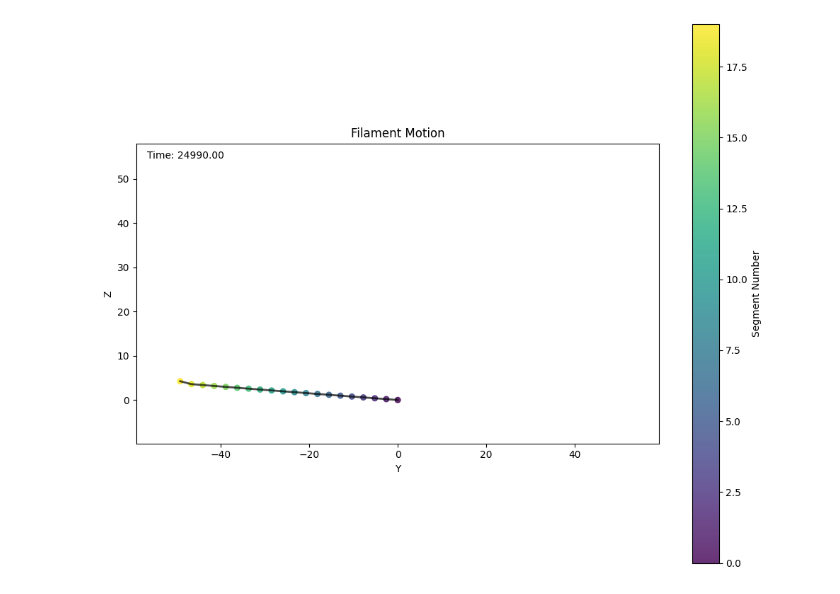
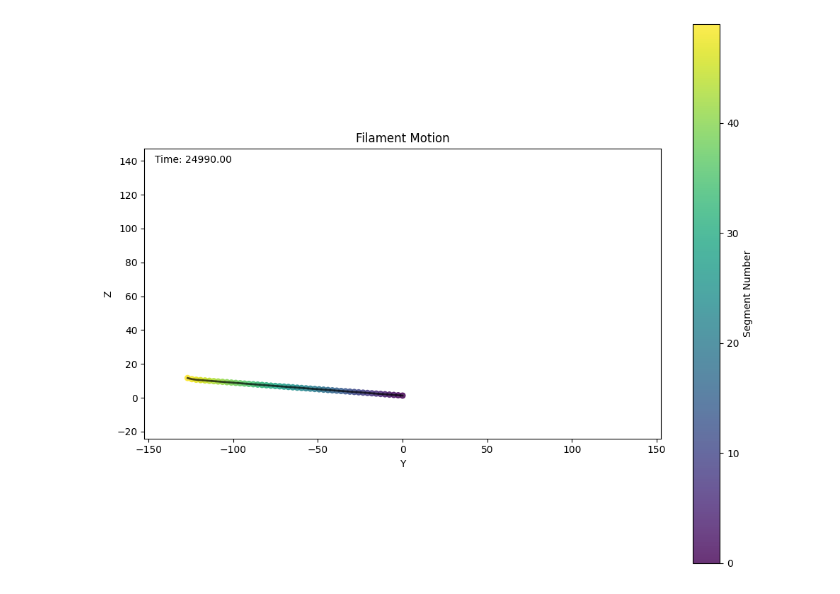
Before and after one commit to Biofluid-Dynamics-Group/cuda-filaments, a Jupyter notebook: analysis/view_beat.ipynb, the cells around one changed output. Cells and saved outputs as stored; diff of their text form; code cells hidden in the pictures.

```diff
--- a/analysis/view_beat.ipynb
+++ b/analysis/view_beat.ipynb
@@ -3,7 +3,7 @@ import numpy as np
 import matplotlib.pyplot as plt
 from matplotlib.animation import FuncAnimation
 
-file_path = '../data/travelling_wave_riemann_wgf/20250709/ciliate_1fil_9000blob_8.00R_0.0010torsion_0.0000tilt_0.3000f_eff_1.4960theta0_0.0000freqshift_seg_states.dat'
+file_path = '../data/travelling_wave_1000steps/20250710/ciliate_1fil_9000blob_8.00R_0.0001torsion_0.0000tilt_0.3000f_eff_1.4960theta0_0.0000freqshift_seg_states.dat'
 
 data = np.loadtxt(file_path)
 num_steps = data.shape[0]
@@ -50,31 +50,31 @@ def update(frame):
   positions = seg_states[frame]
 
   # Update line connecting segments
   line.set_data(positions[:, 1], positions[:, 2])
 
   # Update scatter points
   scatter.set_offsets(positions[:, 1:3])
   scatter.set_array(segment_numbers)
 
   # Update time display
   time_text.set_text(f'Time: {time[frame]:.2f}')
 
   return line, scatter, time_text
 
 # Create animation (use stride to control speed)
 stride = 15  # Adjust this to make animation faster/slower
 frames = range(0, num_steps, stride)
 ani = FuncAnimation(fig, update, frames=frames, init_func=init,
           blit=True, interval=30, repeat=True)
 
 # Save animation as GIF
 ani.save('filament_motion.gif', writer='pillow', fps=30)
 
 # Add a colorbar
 cbar = fig.colorbar(scatter, ax=ax)
 cbar.set_label('Segment Number')
 
 plt.tight_layout()
 plt.show()
 # %% [output]
-[figure, old version]
+[figure, new version]
```
Also changed, not shown: 4 other files.
